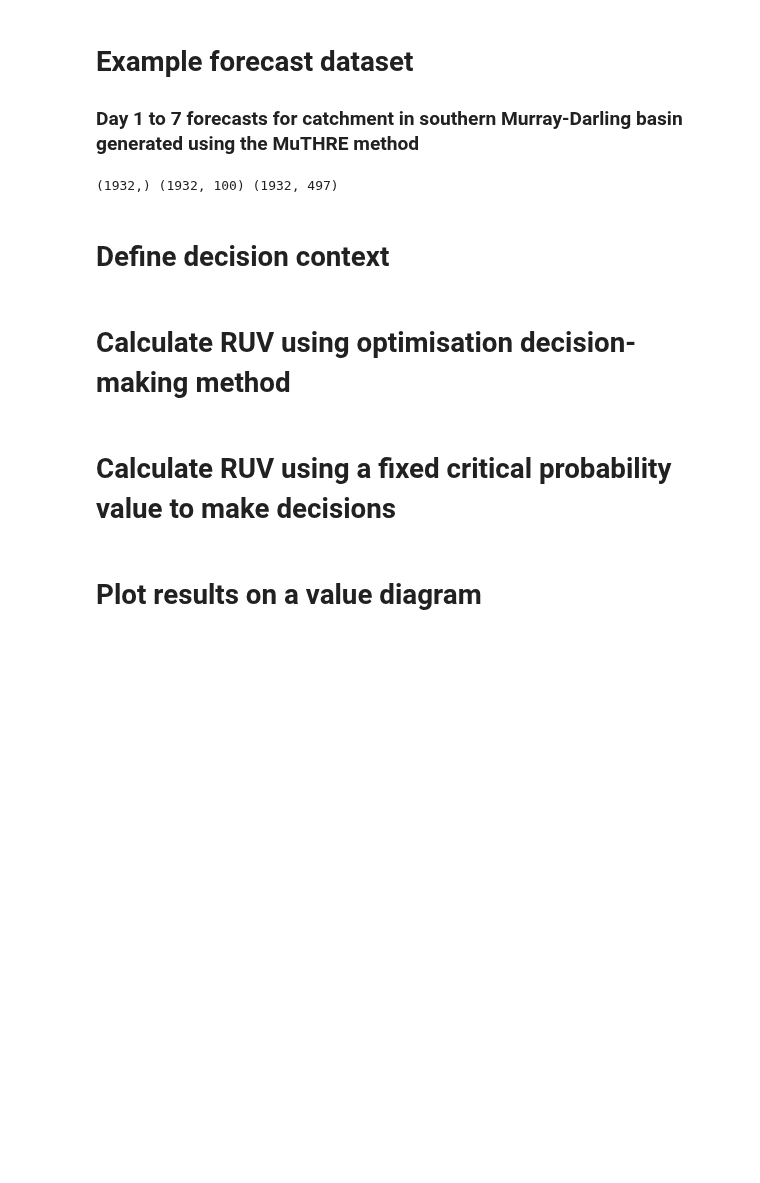
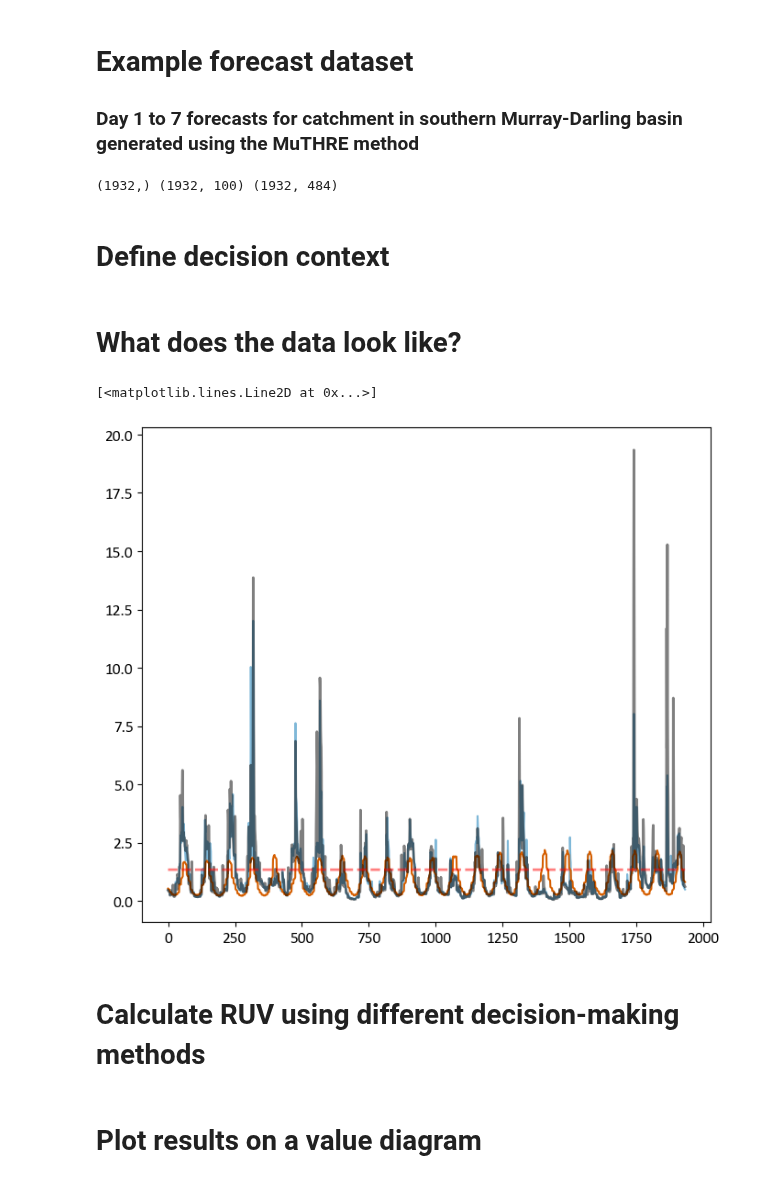
Before and after one commit to richardlaugesen/ruvpy, a Jupyter notebook: examples/example_1.ipynb, the cells around one changed output. Drawn from its saved outputs; the diff is of its cells as text; code cells hidden in the pictures; blank space fills up the shorter version.

Commit message:
Data classes (#3)
Refactored for clarity and easier maintenance

```diff
--- a/examples/example_1.ipynb
+++ b/examples/example_1.ipynb
@@ -40,7 +44,7 @@ colors = {
     'light_blue': '#56B4E9',
     'green': '#009E73',
     'yellow': '#F0E442',
-    'dark blue': '#0072B2',
+    'dark_blue': '#0072B2',
     'dark_orange': '#D55E00',
     'pink': '#CC79A7'
 }
@@ -48,31 +52,46 @@ colors = {
 # Example forecast dataset
 ### Day 1 to 7 forecasts for catchment in southern Murray-Darling basin generated using the MuTHRE method
 # %%
-awrc = '405219'
+awrc = '401012'
 dataset_filepath = '%s_data.pickle.bz2' % awrc
 parallel_nodes = 8
-alpha_step = 0.02
+alpha_step = 0.01
 # %%
 with bz2.BZ2File(dataset_filepath, 'r') as f:
     data = pickle.load(f)
 obs, clim_ens, fcst_ens = data['obs'], data['clim'].T, data['fcst'].T
 print(obs.shape, fcst_ens.shape, clim_ens.shape)
 # %% [output]
-(1932,) (1932, 100) (1932, 497)
+(1932,) (1932, 100) (1932, 484)
 # %% [markdown]
 # Define decision context
 # %%
+decision_threshold = np.nanquantile(obs, 0.75)
+
 decision_definition = {
     'alphas': np.arange(alpha_step, 1, alpha_step),
-    'damage_function': [binary, {'max_loss': 1, 'min_loss': 0, 'threshold': 0.75}],
+    'damage_function': [binary, {'max_loss': 1, 'min_loss': 0, 'threshold': decision_threshold}],
     'utility_function': [cara, {'A': 0}],
     'economic_model': [cost_loss, cost_loss_analytical_spend],
-    'decision_thresholds': np.nanquantile(obs, [0, 0.75])
+    'decision_thresholds': np.insert([decision_threshold], 0, 0),
+    'event_freq_ref': True
 }
 
-# 'decision_method' defaults to 'optimise_over_forecast_distribution'
-
-ref = None  # use event frequency as the reference forecast
+ref = clim_ens
+# %% [markdown]
+# What does the data look like?
+# %%
+thres = 0.5
+fcst_plt = np.quantile(fcst_ens, thres, axis=1)
+ref_plt = np.quantile(clim_ens, thres, axis=1)
+
+plt.plot(fcst_plt.T, color=colors['dark_blue'], alpha=0.5)
+plt.plot(ref_plt.T, color=colors['dark_orange'], alpha=1)
+plt.plot(obs, color=colors['black'], linewidth=2, alpha=0.5)
+plt.plot(decision_threshold * np.ones(obs.shape), color='red', linewidth=2, linestyle='--', alpha=0.5)
+# %% [output]
+[<matplotlib.lines.Line2D at 0x...>]
+[figure, added]
 # %% [markdown]
-# Calculate RUV using optimisation decision-making method
+# Calculate RUV using different decision-making methods
 # %%
@@ -80,2 +99,0 @@ results_optim = relative_utility_value(obs, fcst_ens, ref, decision_definition,
-# %% [markdown]
-# Calculate RUV using a fixed critical probability value to make decisions
```
Also changed, not shown: parts of 7 cells of this notebook, 23 other files.
